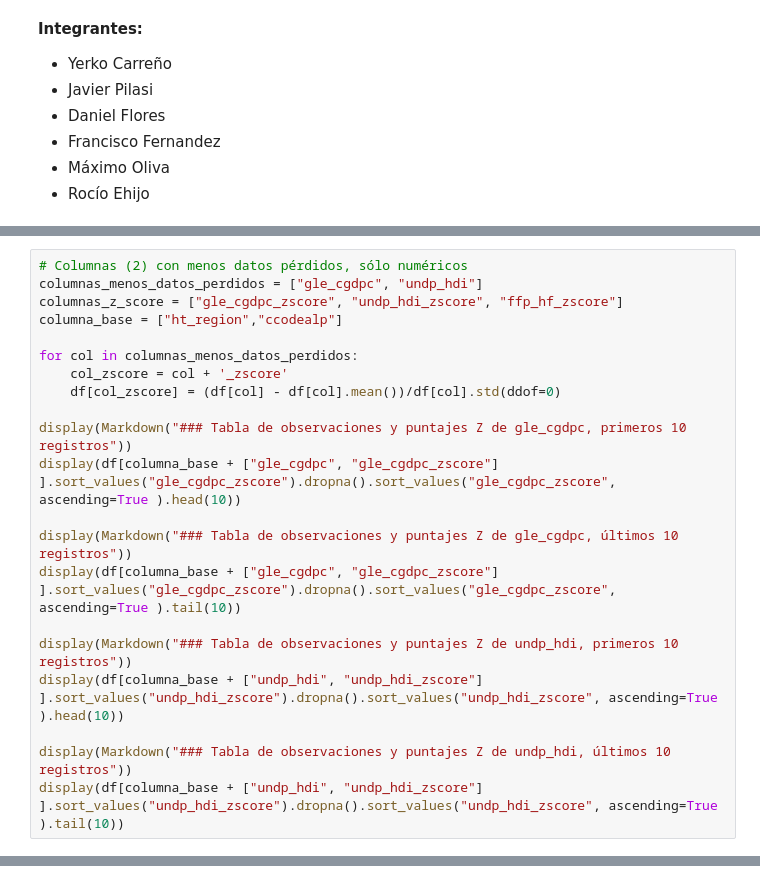
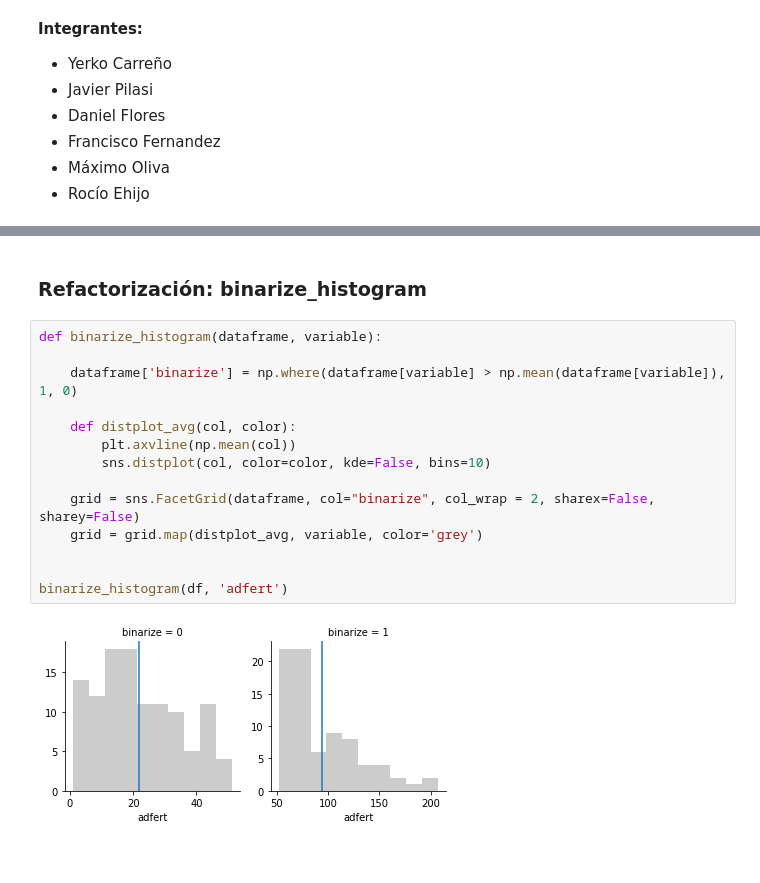
Before and after one commit to danoffn/Data-Science, a Jupyter notebook: Fundamentos Data Science/Desafío 7 - Gráficos y correlación/Desafio.ipynb, the cells around one changed output, grey strips where cells are left out. Saved outputs shown, nothing was run; the diff lists cells and outputs as text; blank space fills up the shorter version.

```diff
--- a/Fundamentos Data Science/Desafío 7 - Gráficos y correlación/Desafio.ipynb
+++ b/Fundamentos Data Science/Desafío 7 - Gráficos y correlación/Desafio.ipynb
@@ -381,21 +10,0 @@ Estime el puntaze Z para las 10 primeras y últimas observaciones de las variabl
-# %%
-# Columnas (2) con menos datos pérdidos, sólo numéricos
-columnas_menos_datos_perdidos = ["gle_cgdpc", "undp_hdi"]
-columnas_z_score = ["gle_cgdpc_zscore", "undp_hdi_zscore", "ffp_hf_zscore"]
-columna_base = ["ht_region","ccodealp"]
-
-for col in columnas_menos_datos_perdidos:
-    col_zscore = col + '_zscore'
-    df[col_zscore] = (df[col] - df[col].mean())/df[col].std(ddof=0)
-
-display(Markdown("### Tabla de observaciones y puntajes Z de gle_cgdpc, primeros 10 registros"))
-display(df[columna_base + ["gle_cgdpc", "gle_cgdpc_zscore"] ].sort_values("gle_cgdpc_zscore").dropna().sort_values("gle_cgdpc_zscore", ascending=True ).head(10))
-
-display(Markdown("### Tabla de observaciones y puntajes Z de gle_cgdpc, últimos 10 registros"))
-display(df[columna_base + ["gle_cgdpc", "gle_cgdpc_zscore"] ].sort_values("gle_cgdpc_zscore").dropna().sort_values("gle_cgdpc_zscore", ascending=True ).tail(10))
-
-display(Markdown("### Tabla de observaciones y puntajes Z de undp_hdi, primeros 10 registros"))
-display(df[columna_base + ["undp_hdi", "undp_hdi_zscore"] ].sort_values("undp_hdi_zscore").dropna().sort_values("undp_hdi_zscore", ascending=True ).head(10))
-
-display(Markdown("### Tabla de observaciones y puntajes Z de undp_hdi, últimos 10 registros"))
-display(df[columna_base + ["undp_hdi", "undp_hdi_zscore"] ].sort_values("undp_hdi_zscore").dropna().sort_values("undp_hdi_zscore", ascending=True ).tail(10))
@@ -521,0 +83,18 @@ The 'normed' kwarg was deprecated in Matplotlib 2.1 and will be removed in 3.1.
+# %% [markdown]
+### Refactorización: binarize_histogram
+# %%
+def binarize_histogram(dataframe, variable):
+
+    dataframe['binarize'] = np.where(dataframe[variable] > np.mean(dataframe[variable]), 1, 0)
+
+    def distplot_avg(col, color):
+        plt.axvline(np.mean(col))
+        sns.distplot(col, color=color, kde=False, bins=10)
+
+    grid = sns.FacetGrid(dataframe, col="binarize", col_wrap = 2, sharex=False, sharey=False)
+    grid = grid.map(distplot_avg, variable, color='grey')
+
+
+binarize_histogram(df, 'adfert')
+# %% [output]
+[figure, added]
```
Also changed, not shown: parts of 41 cells of this notebook, 2 other files.
